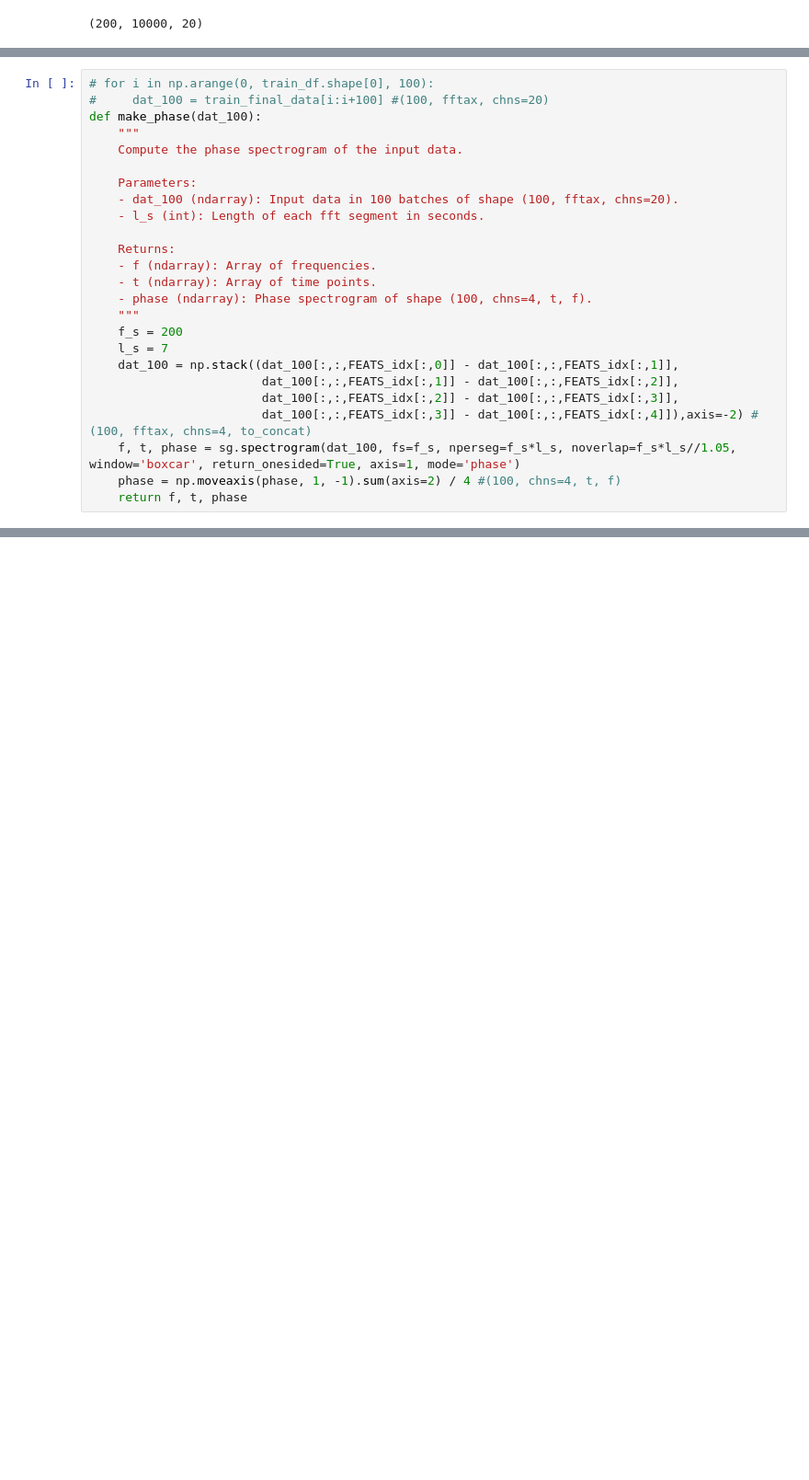
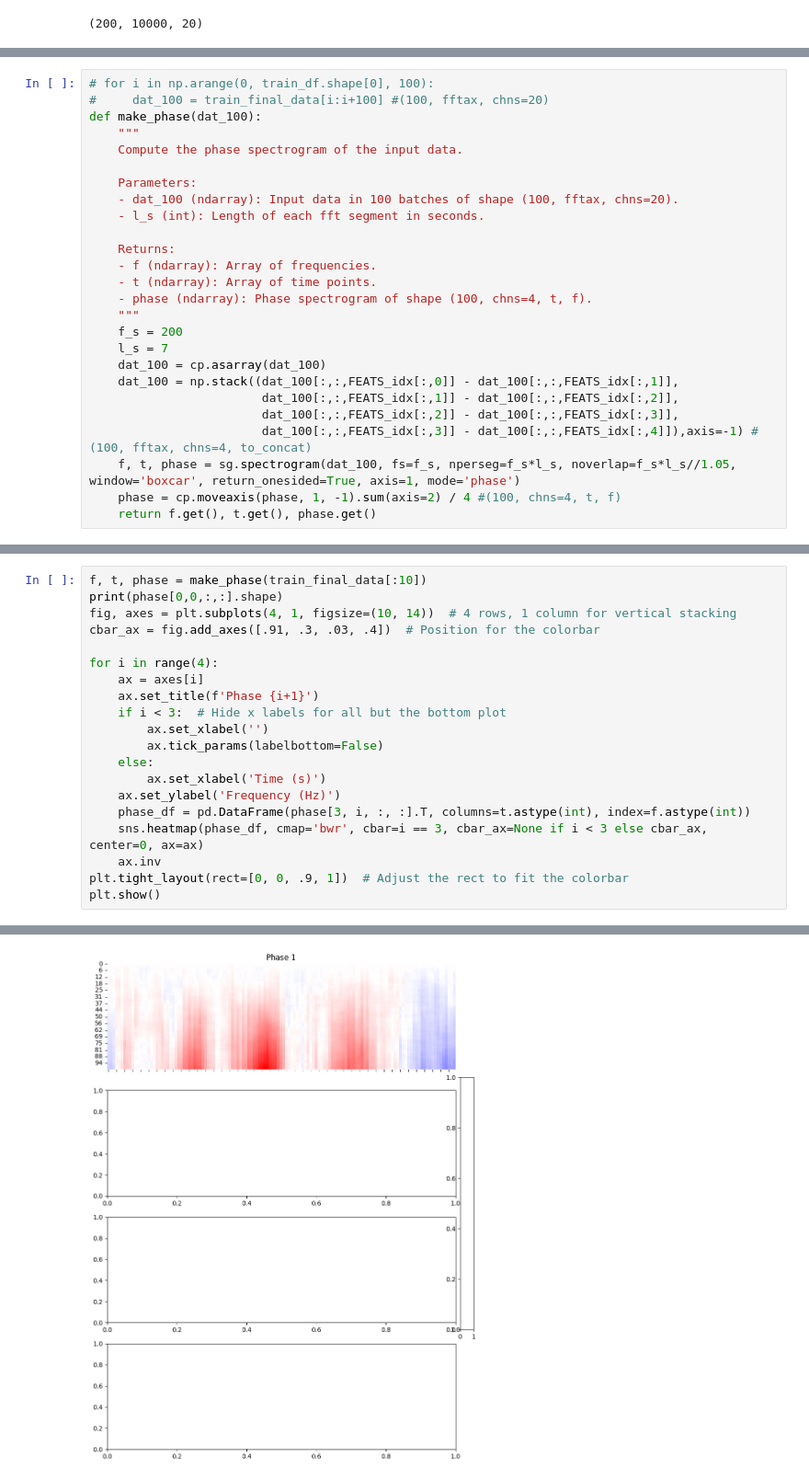
Before and after one commit to Tonynanra/545-hms, a Jupyter notebook: freq_domain.ipynb, the cells around one changed output, grey strips where cells are left out. Shown at 92% size. Cells and saved outputs as stored; diff of their text form; blank space fills up the shorter version.

Commit message:
phase plotting

```diff
--- a/freq_domain.ipynb
+++ b/freq_domain.ipynb
@@ -125,11 +121,12 @@ def make_phase(dat_100):
     """
     f_s = 200
     l_s = 7
+    dat_100 = cp.asarray(dat_100)
     dat_100 = np.stack((dat_100[:,:,FEATS_idx[:,0]] - dat_100[:,:,FEATS_idx[:,1]],
                         dat_100[:,:,FEATS_idx[:,1]] - dat_100[:,:,FEATS_idx[:,2]],
                         dat_100[:,:,FEATS_idx[:,2]] - dat_100[:,:,FEATS_idx[:,3]],
-                        dat_100[:,:,FEATS_idx[:,3]] - dat_100[:,:,FEATS_idx[:,4]]),axis=-2) #(100, fftax, chns=4, to_concat)
+                        dat_100[:,:,FEATS_idx[:,3]] - dat_100[:,:,FEATS_idx[:,4]]),axis=-1) #(100, fftax, chns=4, to_concat)
     f, t, phase = sg.spectrogram(dat_100, fs=f_s, nperseg=f_s*l_s, noverlap=f_s*l_s//1.05, window='boxcar', return_onesided=True, axis=1, mode='phase')
-    phase = np.moveaxis(phase, 1, -1).sum(axis=2) / 4 #(100, chns=4, t, f)
-    return f, t, phase
+    phase = cp.moveaxis(phase, 1, -1).sum(axis=2) / 4 #(100, chns=4, t, f)
+    return f.get(), t.get(), phase.get()
 # %%
@@ -184,0 +152,21 @@ plt.show()
+# %%
+f, t, phase = make_phase(train_final_data[:10])
+print(phase[0,0,:,:].shape)
+fig, axes = plt.subplots(4, 1, figsize=(10, 14))  # 4 rows, 1 column for vertical stacking
+cbar_ax = fig.add_axes([.91, .3, .03, .4])  # Position for the colorbar
+
+for i in range(4):
+    ax = axes[i]
+    ax.set_title(f'Phase {i+1}')
+    if i < 3:  # Hide x labels for all but the bottom plot
+        ax.set_xlabel('')
+        ax.tick_params(labelbottom=False)
+    else:
+        ax.set_xlabel('Time (s)')
+    ax.set_ylabel('Frequency (Hz)')
+    phase_df = pd.DataFrame(phase[3, i, :, :].T, columns=t.astype(int), index=f.astype(int))
+    sns.heatmap(phase_df, cmap='bwr', cbar=i == 3, cbar_ax=None if i < 3 else cbar_ax, center=0, ax=ax)
+    ax.inv
+plt.tight_layout(rect=[0, 0, .9, 1])  # Adjust the rect to fit the colorbar
+plt.show()
+# %% [output]
@@ -184,0 +175 @@ plt.show()
+[figure, added]
```
Also changed, not shown: parts of 6 cells of this notebook.
